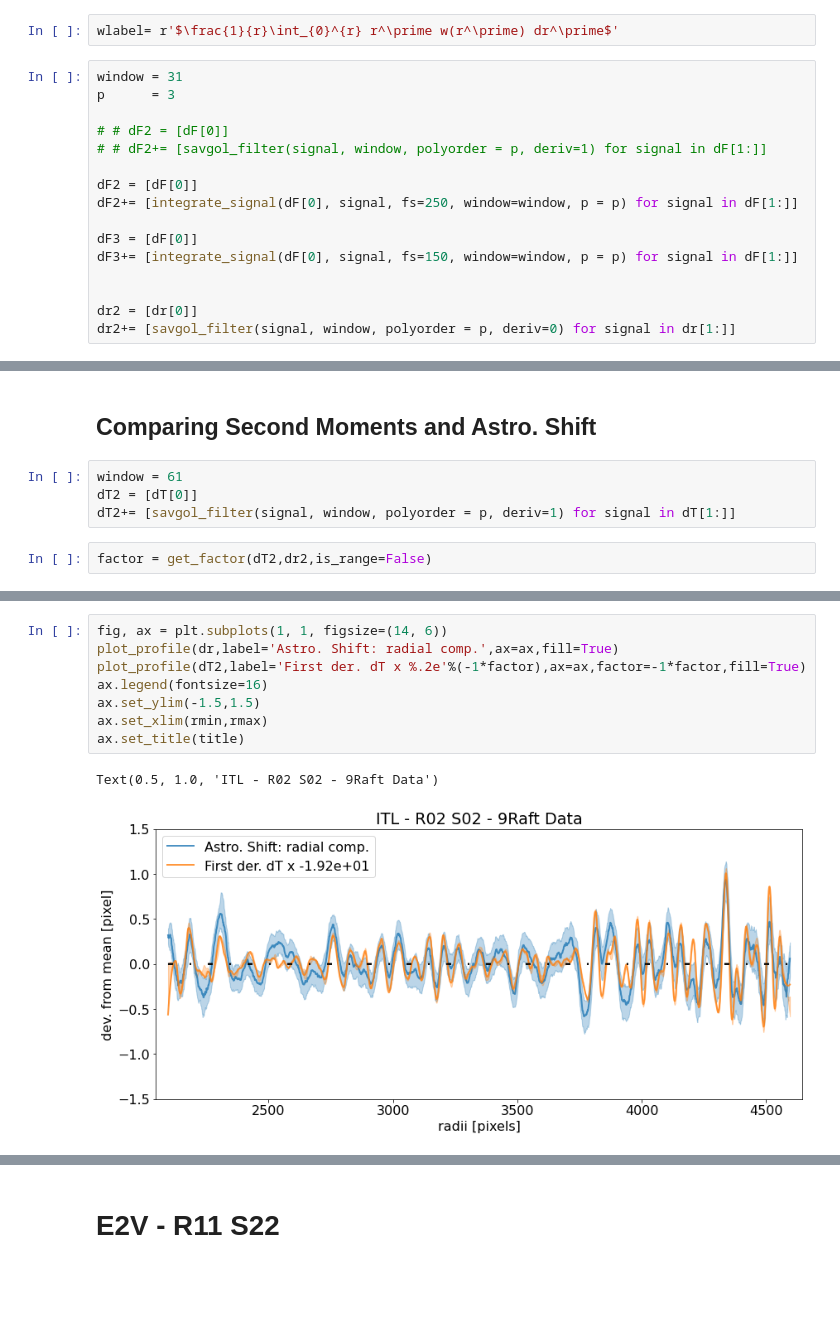
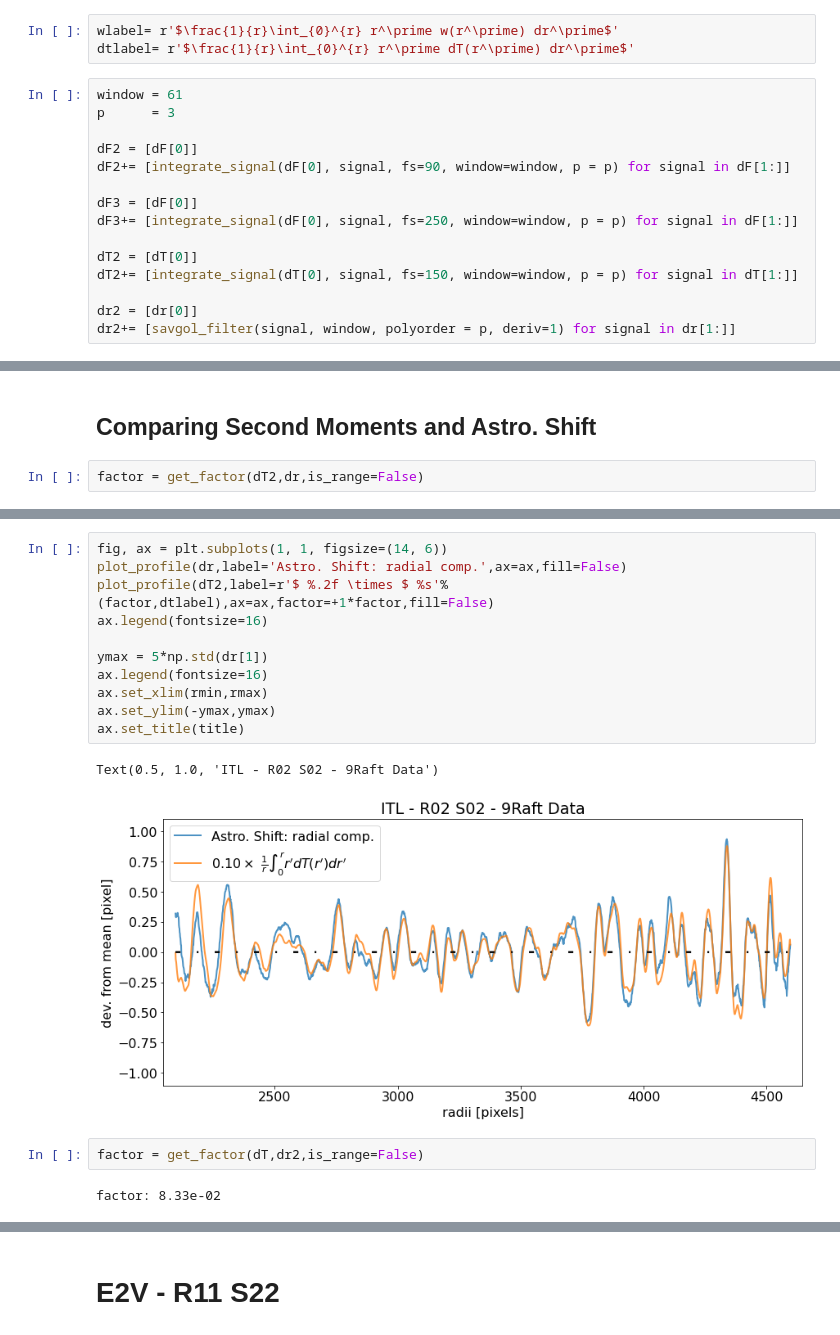
Before and after one commit to estevesjh/lsst-treeRing, a Jupyter notebook: 3-compareTreeRingSingal.ipynb, the cells around one changed output, grey strips where cells are left out. Saved outputs shown, nothing was run; the diff lists cells and outputs as text; blank space fills up the shorter version.

```diff
--- a/3-compareTreeRingSingal.ipynb
+++ b/3-compareTreeRingSingal.ipynb
@@ -217,21 +216,21 @@ Text(0.5, 0, 'radii [pixels]')
 # %%
 wlabel= r'$\frac{1}{r}\int_{0}^{r} r^\prime w(r^\prime) dr^\prime$'
+dtlabel= r'$\frac{1}{r}\int_{0}^{r} r^\prime dT(r^\prime) dr^\prime$'
 # %%
-window = 31
+window = 61
 p      = 3
 
-# # dF2 = [dF[0]]
-# # dF2+= [savgol_filter(signal, window, polyorder = p, deriv=1) for signal in dF[1:]]
-
 dF2 = [dF[0]]
-dF2+= [integrate_signal(dF[0], signal, fs=250, window=window, p = p) for signal in dF[1:]]
+dF2+= [integrate_signal(dF[0], signal, fs=90, window=window, p = p) for signal in dF[1:]]
 
 dF3 = [dF[0]]
-dF3+= [integrate_signal(dF[0], signal, fs=150, window=window, p = p) for signal in dF[1:]]
+dF3+= [integrate_signal(dF[0], signal, fs=250, window=window, p = p) for signal in dF[1:]]
 
+dT2 = [dT[0]]
+dT2+= [integrate_signal(dT[0], signal, fs=150, window=window, p = p) for signal in dT[1:]]
 
 dr2 = [dr[0]]
-dr2+= [savgol_filter(signal, window, polyorder = p, deriv=0) for signal in dr[1:]]
+dr2+= [savgol_filter(signal, window, polyorder = p, deriv=1) for signal in dr[1:]]
 # %%
 factor = get_factor(dF2,dr)
 # %% [output]
@@ -306,9 +287,5 @@ Text(0.5, 1.0, 'ITL - R02 S02 - 9Raft Data')
 # %% [markdown]
 ## Comparing Second Moments and Astro. Shift
-# %%
-window = 61
-dT2 = [dT[0]]
-dT2+= [savgol_filter(signal, window, polyorder = p, deriv=1) for signal in dT[1:]]
 # %%
-factor = get_factor(dT2,dr2,is_range=False)
+factor = get_factor(dT2,dr,is_range=False)
 # %% [output]
@@ -316,11 +293,18 @@ factor: 1.92e+01
 # %%
 fig, ax = plt.subplots(1, 1, figsize=(14, 6))
-plot_profile(dr,label='Astro. Shift: radial comp.',ax=ax,fill=True)
-plot_profile(dT2,label='First der. dT x %.2e'%(-1*factor),ax=ax,factor=-1*factor,fill=True)
+plot_profile(dr,label='Astro. Shift: radial comp.',ax=ax,fill=False)
+plot_profile(dT2,label=r'$ %.2f \times $ %s'%(factor,dtlabel),ax=ax,factor=+1*factor,fill=False)
 ax.legend(fontsize=16)
-ax.set_ylim(-1.5,1.5)
+
+ymax = 5*np.std(dr[1])
+ax.legend(fontsize=16)
 ax.set_xlim(rmin,rmax)
+ax.set_ylim(-ymax,ymax)
 ax.set_title(title)
 # %% [output]
 Text(0.5, 1.0, 'ITL - R02 S02 - 9Raft Data')
-[figure, old version]
+[figure, new version]
+# %%
+factor = get_factor(dT,dr2,is_range=False)
+# %% [output]
+factor: 8.33e-02
```
Also changed, not shown: parts of 47 cells of this notebook.
